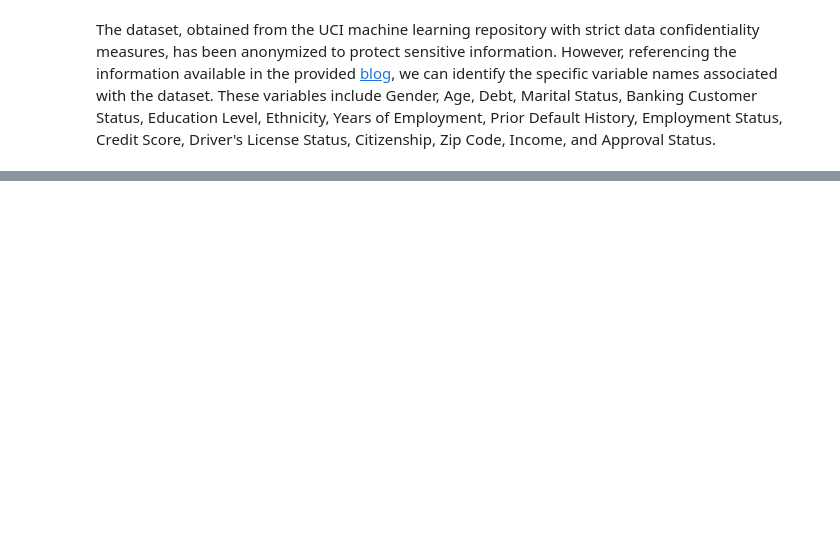
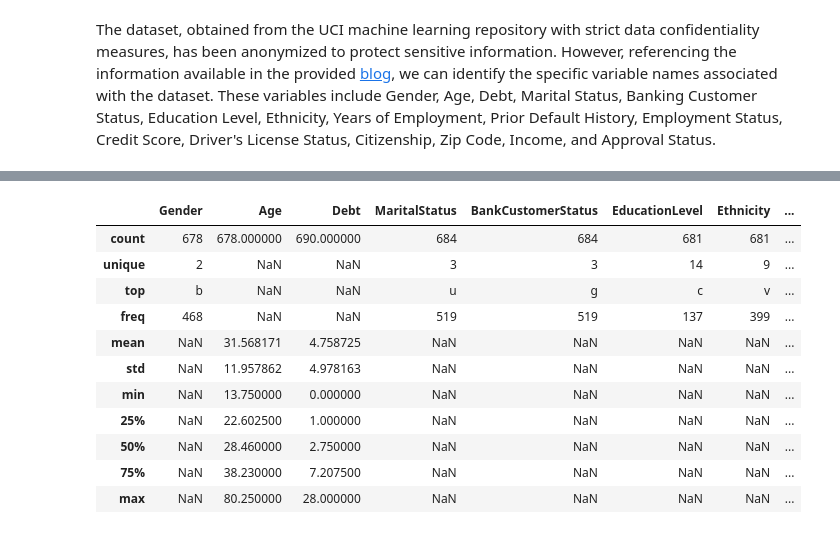
Before and after one commit to Bubly28/Credit-Card-Approval, a Jupyter notebook: DS_Project.ipynb, the cells around one changed output, grey strips where cells are left out. Saved outputs shown, nothing was run; the diff lists cells and outputs as text; code cells hidden in the pictures; blank space fills up the shorter version.

```diff
--- a/DS_Project.ipynb
+++ b/DS_Project.ipynb
@@ -158,0 +173,15 @@ dataframe.tail(20)
+# %%
+dataframe.describe(include = 'all')
+# %% [output]
+|  | Gender | Age | Debt | MaritalStatus | BankCustomerStatus | EducationLevel | Ethnicity | ... |
+| count | 678 | 678.000000 | 690.000000 | 684 | 684 | 681 | 681 | ... |
+| unique | 2 | NaN | NaN | 3 | 3 | 14 | 9 | ... |
+| top | b | NaN | NaN | u | g | c | v | ... |
+| freq | 468 | NaN | NaN | 519 | 519 | 137 | 399 | ... |
+| mean | NaN | 31.568171 | 4.758725 | NaN | NaN | NaN | NaN | ... |
+| std | NaN | 11.957862 | 4.978163 | NaN | NaN | NaN | NaN | ... |
+| min | NaN | 13.750000 | 0.000000 | NaN | NaN | NaN | NaN | ... |
+| 25% | NaN | 22.602500 | 1.000000 | NaN | NaN | NaN | NaN | ... |
+| 50% | NaN | 28.460000 | 2.750000 | NaN | NaN | NaN | NaN | ... |
+| 75% | NaN | 38.230000 | 7.207500 | NaN | NaN | NaN | NaN | ... |
+| max | NaN | 80.250000 | 28.000000 | NaN | NaN | NaN | NaN | ... |
```
Also changed, not shown: parts of 12 cells of this notebook.
